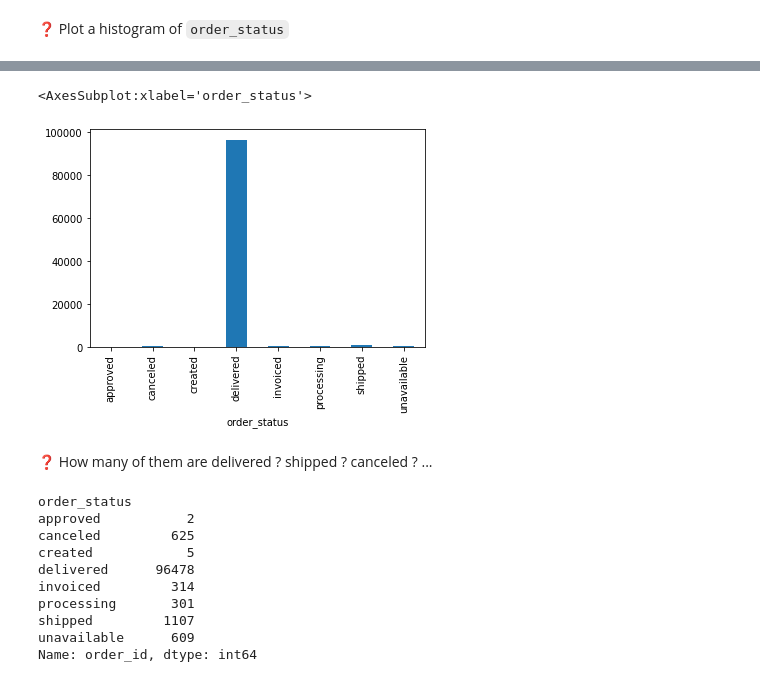
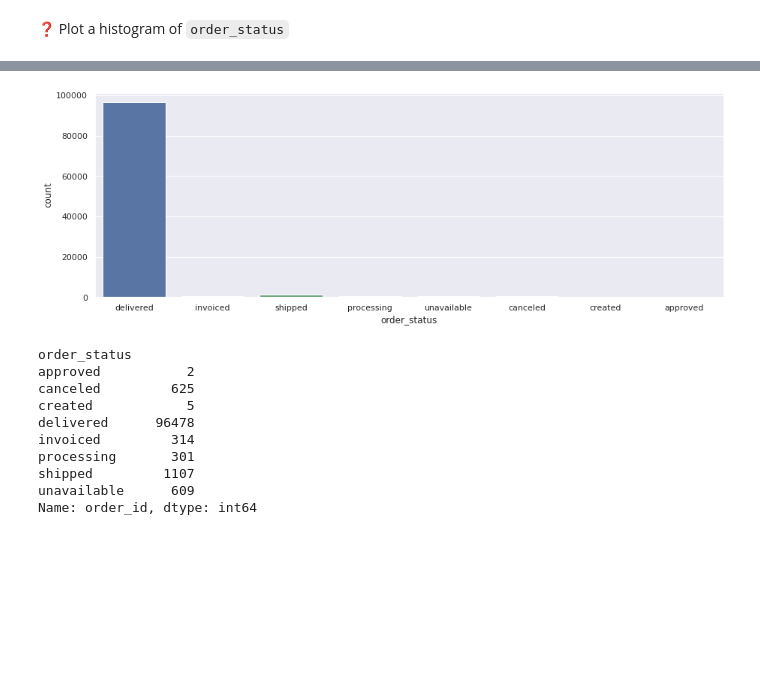
Before and after one commit to yongsin91/olist, a Jupyter notebook: 1_Setup/metric_design.ipynb, the cells around one changed output, grey strips where cells are left out. Drawn from its saved outputs; the diff is of its cells as text; code cells hidden in the pictures; blank space fills up the shorter version.

```diff
--- a/1_Setup/metric_design.ipynb
+++ b/1_Setup/metric_design.ipynb
@@ -110,13 +80,10 @@ status
 | processing | 301 | 301 | 301 | 301 | 0 | ... |
 | shipped | 1107 | 1107 | 1107 | 1107 | 1107 | ... |
 | unavailable | 609 | 609 | 609 | 609 | 0 | ... |
-# %%
-status['order_id'].plot(kind='bar')
-# %% [output]
-<AxesSubplot:xlabel='order_status'>
-[figure, removed]
-# %% [markdown]
-❓ How many of them are delivered ? shipped ? canceled ? ...
+# %%
+sns.countplot(data = data['orders'], x = 'order_status');
+# %% [output]
+[figure, added]
 # %%
 status['order_id']
 # %% [output]
```
Also changed, not shown: parts of 71 cells of this notebook, 2 other files.
